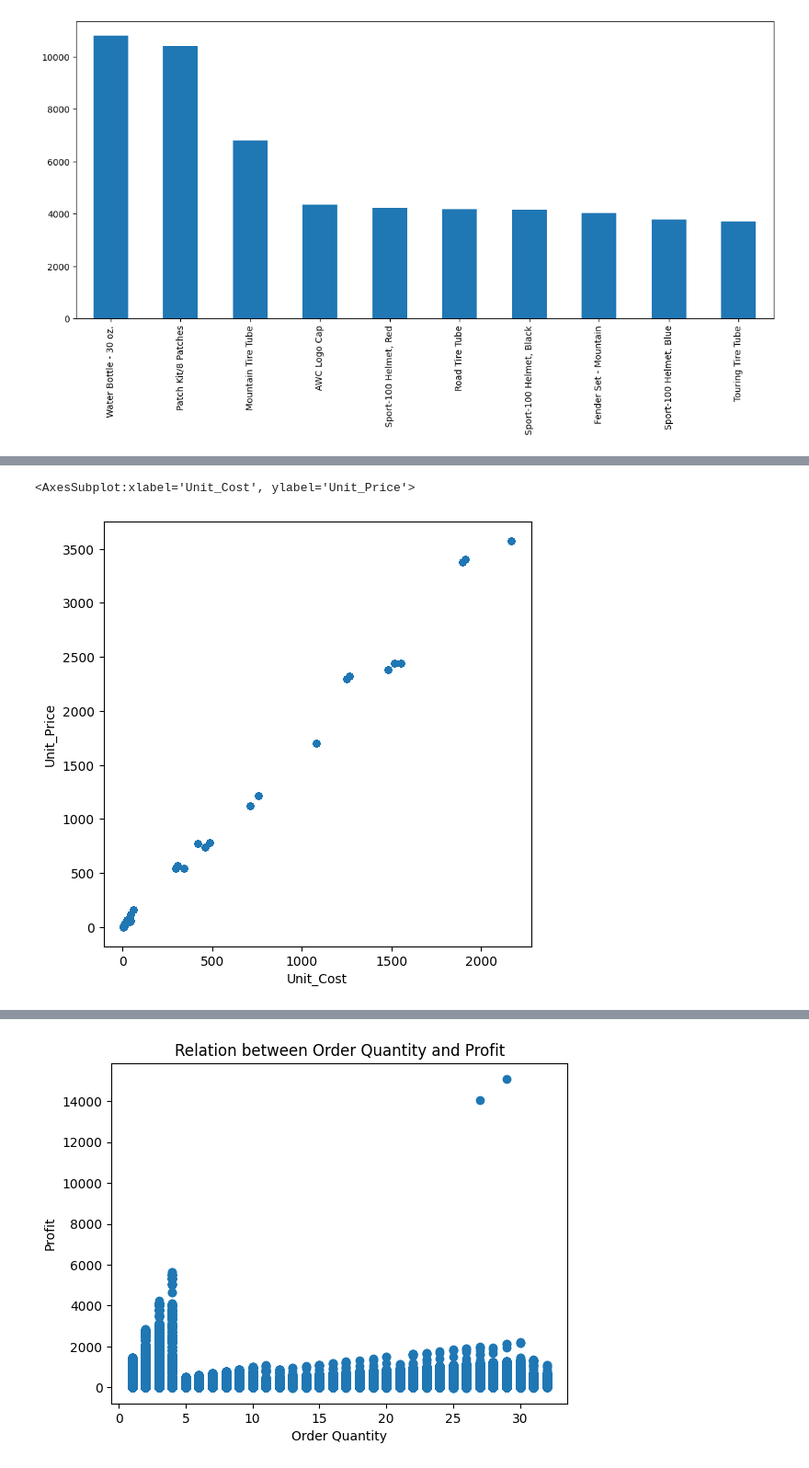
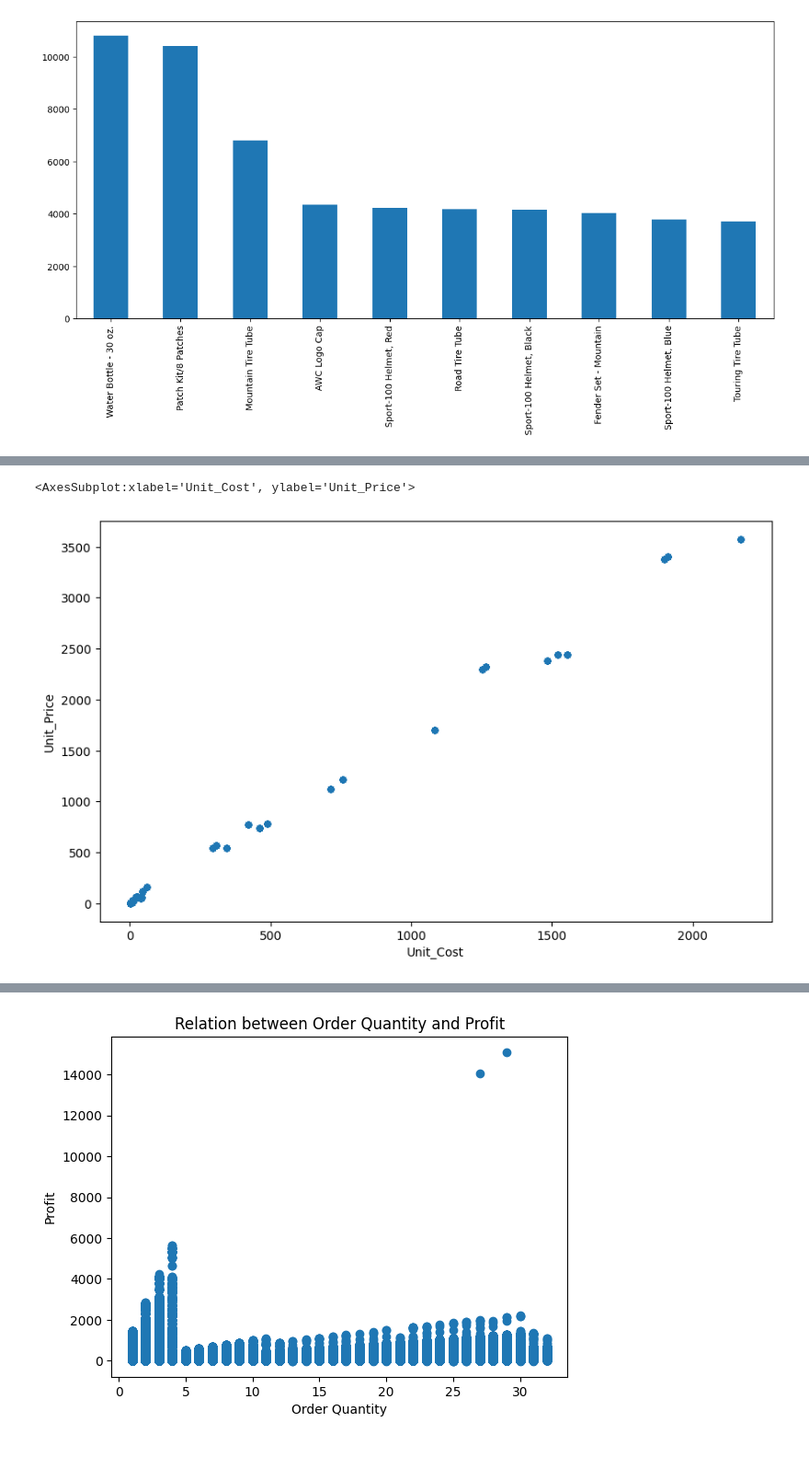
Before and after one commit to abeflores/Data_Analysis_with_Python, a Jupyter notebook: Bike_Store_Sales.ipynb, the cells around one changed output, grey strips where cells are left out. Shown at 92% size. Cells and saved outputs as stored; diff of their text form; code cells hidden in the pictures.

```diff
--- a/Bike_Store_Sales.ipynb
+++ b/Bike_Store_Sales.ipynb
@@ -213,10 +226,10 @@ sales['Product'].value_counts().head(10).plot(kind='bar', figsize=(14,6))
 
 Show a <b>scatter plot</b> between both columns.
 # %%
-sales.plot(kind='scatter', x='Unit_Cost', y='Unit_Price', figsize=(6,6))
+sales.plot(kind='scatter', x='Unit_Cost', y='Unit_Price', figsize=(10,6))
 # %% [output]
 <AxesSubplot:xlabel='Unit_Cost', ylabel='Unit_Price'>
-[figure, old version]
+[figure, new version]
 # %% [markdown]
 ![green-divider](https://user-images.githubusercontent.com/7065401/52071924-c003ad80-2562-11e9-8297-1c6595f8a7ff.png)
 
```
Also changed, not shown: parts of 9 cells of this notebook.
